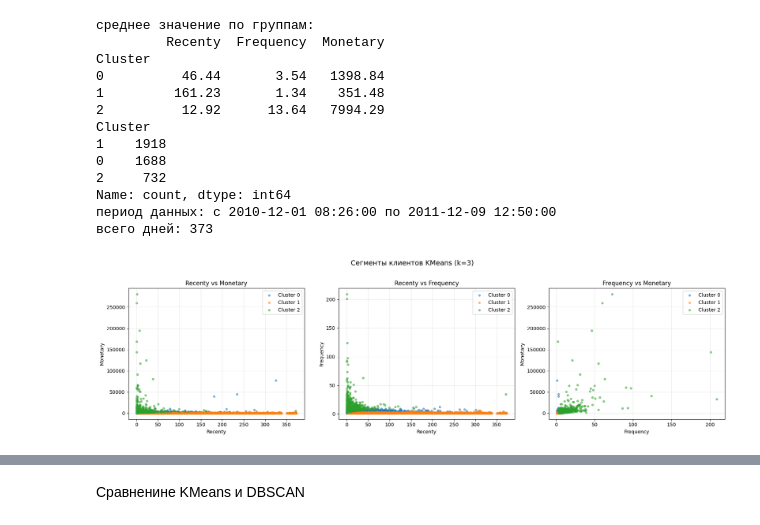
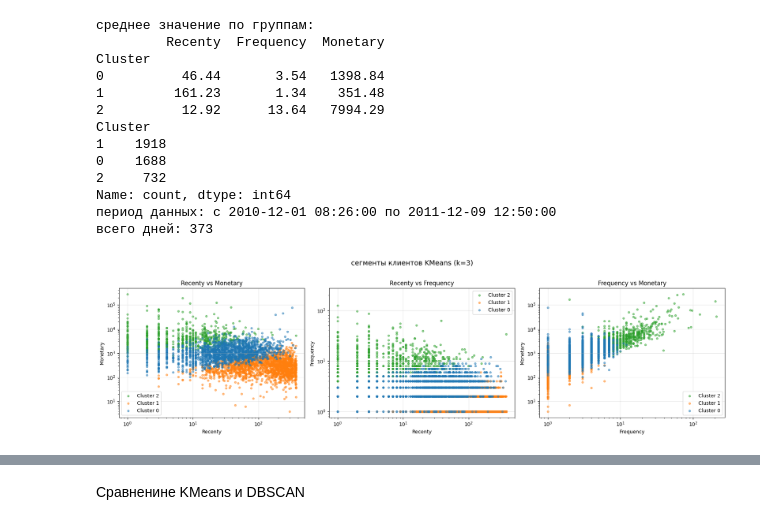
Before and after one commit to sgreysea/segmentation_customer, a Jupyter notebook: notebook/segmentationcustomer.ipynb, the cells around one changed output, grey strips where cells are left out. Cells and saved outputs as stored; diff of their text form; code cells hidden in the pictures.

```diff
--- a/notebook/segmentationcustomer.ipynb
+++ b/notebook/segmentationcustomer.ipynb
@@ -275,28 +275,31 @@ Name: count, dtype: int64
 # %%
 import matplotlib.pyplot as plt
 
 fig, axes = plt.subplots(1, 3, figsize=(18, 5))
 pairs = [
     ('Recenty', 'Monetary'),
     ('Recenty', 'Frequency'),
     ('Frequency', 'Monetary')
 ]
 colors = {0: 'tab:blue', 1: 'tab:orange', 2: 'tab:green'}
 
 for ax, (x, y) in zip(axes, pairs):
-    for cl in sorted(rfm['Cluster'].unique()):
+    for cl in sorted(rfm['Cluster'].unique(), reverse=True):
         subset = rfm[rfm['Cluster'] == cl]
         ax.scatter(subset[x], subset[y], s=15, alpha=0.5,
                    c=colors[cl], label=f'Cluster {cl}')
     ax.set_xlabel(x)
     ax.set_ylabel(y)
+    #добавляет логарифмическую шкалу для осей х и у
+    ax.set_xscale('log')
+    ax.set_yscale('log')
     ax.set_title(f'{x} vs {y}')
     ax.legend()
     ax.grid(True, alpha=0.3)
 
-plt.suptitle('Сегменты клиентов KMeans (k=3)', fontsize=14, y=1.02)
+plt.suptitle('сегменты клиентов KMeans (k=3)', fontsize=14, y=1.02)
 plt.tight_layout()
 plt.show()
 # %% [output]
-[figure, old version]
+[figure, new version]
 # %% [markdown]
```
Also changed, not shown: parts of 7 cells of this notebook.
